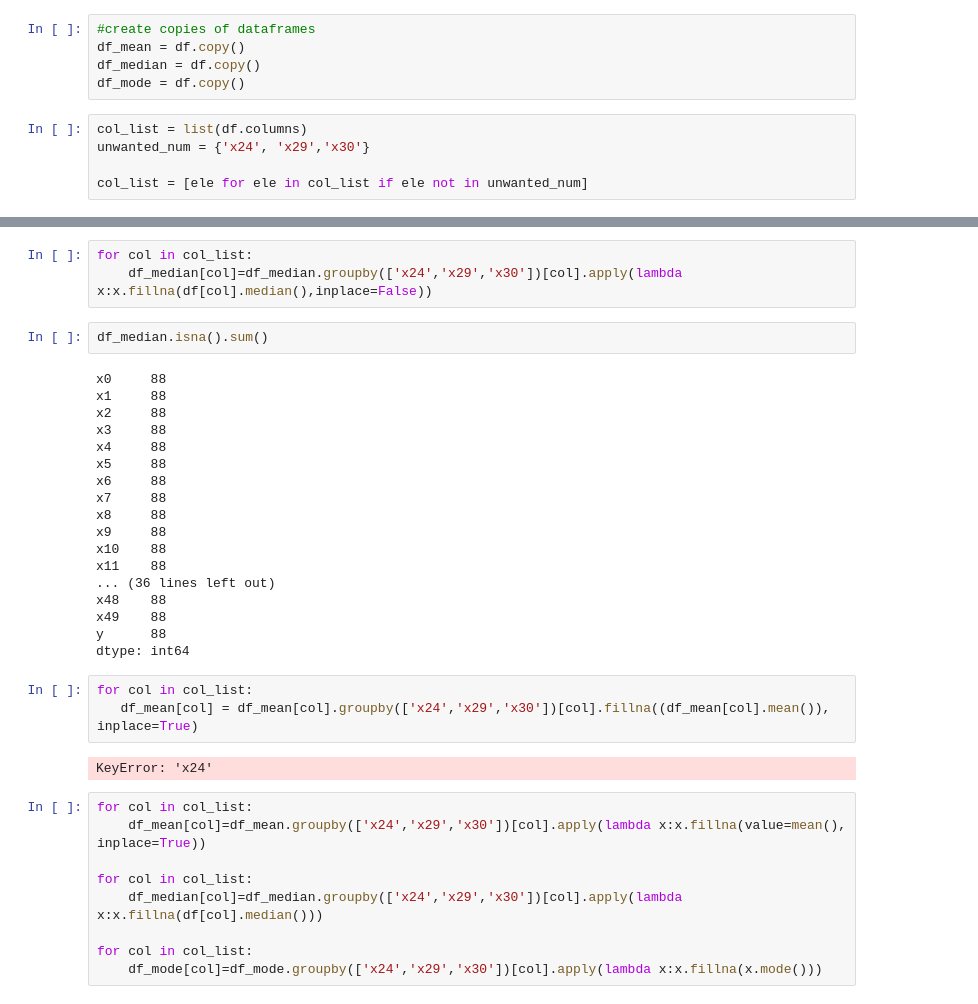
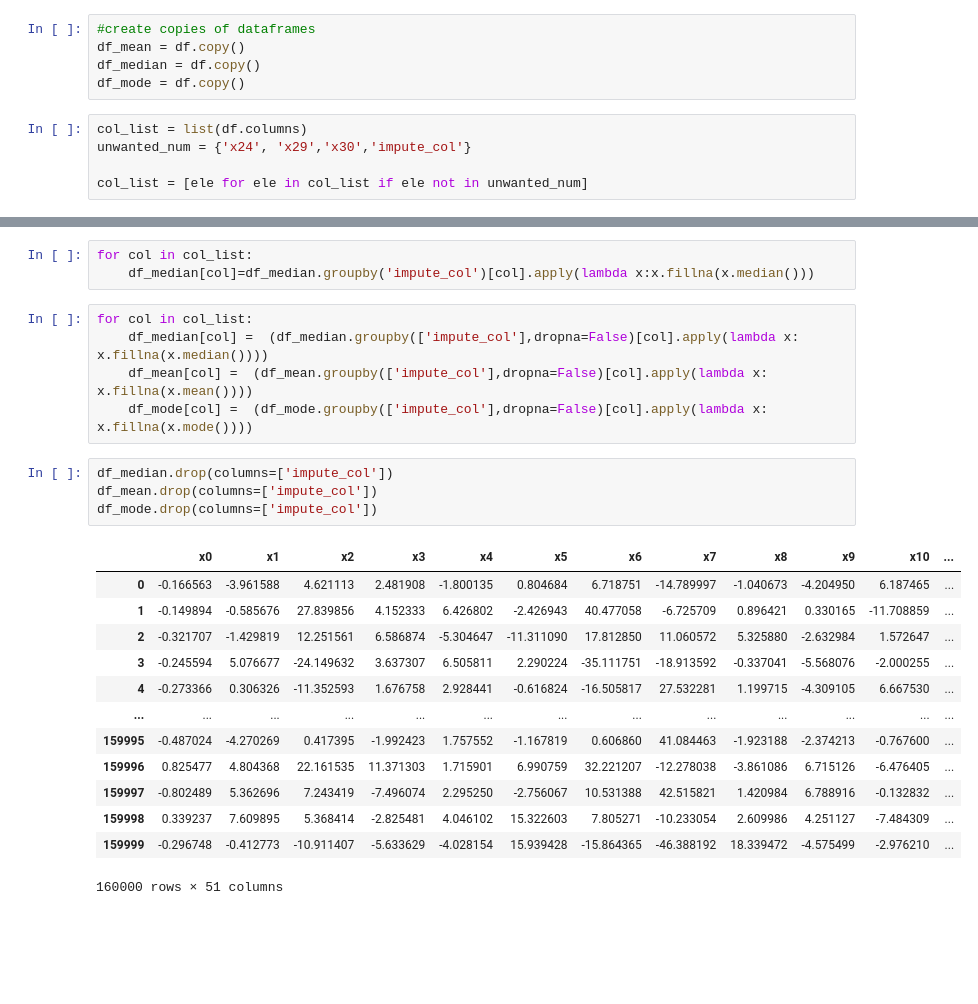
Before and after one commit to ahosk/qtw_smu, a Jupyter notebook: Case Study 7: RNN/CS7.ipynb, the cells around one changed output, grey strips where cells are left out. Cells and saved outputs as stored; diff of their text form; blank space fills up the shorter version.

Commit message:
added imputation for missing values

```diff
--- a/Case Study 7: RNN/CS7.ipynb
+++ b/Case Study 7: RNN/CS7.ipynb
@@ -56,6 +61,6 @@ df_median = df.copy()
 df_mode = df.copy()
 # %%
 col_list = list(df.columns)
-unwanted_num = {'x24', 'x29','x30'}
+unwanted_num = {'x24', 'x29','x30','impute_col'}
 
 col_list = [ele for ele in col_list if ele not in unwanted_num]
@@ -62,37 +87,26 @@ col_list = [ele for ele in col_list if ele not in unwanted_num]
 # %%
 for col in col_list:
-    df_median[col]=df_median.groupby(['x24','x29','x30'])[col].apply(lambda x:x.fillna(df[col].median(),inplace=False))
+    df_median[col]=df_median.groupby('impute_col')[col].apply(lambda x:x.fillna(x.median()))
-# %%
-df_median.isna().sum()
-# %% [output]
-x0     88
-x1     88
-x2     88
-x3     88
-x4     88
-x5     88
-x6     88
-x7     88
-x8     88
-x9     88
-x10    88
-x11    88
-... (36 lines left out)
-x48    88
-x49    88
-y      88
-dtype: int64
-# %%
-for col in col_list:
-   df_mean[col] = df_mean[col].groupby(['x24','x29','x30'])[col].fillna((df_mean[col].mean()), inplace=True)
-# %% [output]
-KeyError: 'x24'
 # %%
 for col in col_list:
-    df_mean[col]=df_mean.groupby(['x24','x29','x30'])[col].apply(lambda x:x.fillna(value=mean(), inplace=True))
-
-for col in col_list:
-    df_median[col]=df_median.groupby(['x24','x29','x30'])[col].apply(lambda x:x.fillna(df[col].median()))
-
-for col in col_list:
-    df_mode[col]=df_mode.groupby(['x24','x29','x30'])[col].apply(lambda x:x.fillna(x.mode()))
+    df_median[col] =  (df_median.groupby(['impute_col'],dropna=False)[col].apply(lambda x: x.fillna(x.median())))
+    df_mean[col] =  (df_mean.groupby(['impute_col'],dropna=False)[col].apply(lambda x: x.fillna(x.mean())))
+    df_mode[col] =  (df_mode.groupby(['impute_col'],dropna=False)[col].apply(lambda x: x.fillna(x.mode())))
+# %%
+df_median.drop(columns=['impute_col'])
+df_mean.drop(columns=['impute_col'])
+df_mode.drop(columns=['impute_col'])
+# %% [output]
+|  | x0 | x1 | x2 | x3 | x4 | x5 | x6 | x7 | x8 | x9 | x10 | ... |
+| 0 | -0.166563 | -3.961588 | 4.621113 | 2.481908 | -1.800135 | 0.804684 | 6.718751 | -14.789997 | -1.040673 | -4.204950 | 6.187465 | ... |
+| 1 | -0.149894 | -0.585676 | 27.839856 | 4.152333 | 6.426802 | -2.426943 | 40.477058 | -6.725709 | 0.896421 | 0.330165 | -11.708859 | ... |
+| 2 | -0.321707 | -1.429819 | 12.251561 | 6.586874 | -5.304647 | -11.311090 | 17.812850 | 11.060572 | 5.325880 | -2.632984 | 1.572647 | ... |
+| 3 | -0.245594 | 5.076677 | -24.149632 | 3.637307 | 6.505811 | 2.290224 | -35.111751 | -18.913592 | -0.337041 | -5.568076 | -2.000255 | ... |
+| 4 | -0.273366 | 0.306326 | -11.352593 | 1.676758 | 2.928441 | -0.616824 | -16.505817 | 27.532281 | 1.199715 | -4.309105 | 6.667530 | ... |
+| ... | ... | ... | ... | ... | ... | ... | ... | ... | ... | ... | ... | ... |
+| 159995 | -0.487024 | -4.270269 | 0.417395 | -1.992423 | 1.757552 | -1.167819 | 0.606860 | 41.084463 | -1.923188 | -2.374213 | -0.767600 | ... |
+| 159996 | 0.825477 | 4.804368 | 22.161535 | 11.371303 | 1.715901 | 6.990759 | 32.221207 | -12.278038 | -3.861086 | 6.715126 | -6.476405 | ... |
+| 159997 | -0.802489 | 5.362696 | 7.243419 | -7.496074 | 2.295250 | -2.756067 | 10.531388 | 42.515821 | 1.420984 | 6.788916 | -0.132832 | ... |
+| 159998 | 0.339237 | 7.609895 | 5.368414 | -2.825481 | 4.046102 | 15.322603 | 7.805271 | -10.233054 | 2.609986 | 4.251127 | -7.484309 | ... |
+| 159999 | -0.296748 | -0.412773 | -10.911407 | -5.633629 | -4.028154 | 15.939428 | -15.864365 | -46.388192 | 18.339472 | -4.575499 | -2.976210 | ... |
+160000 rows × 51 columns
```
Also changed, not shown: parts of 3 cells of this notebook.
